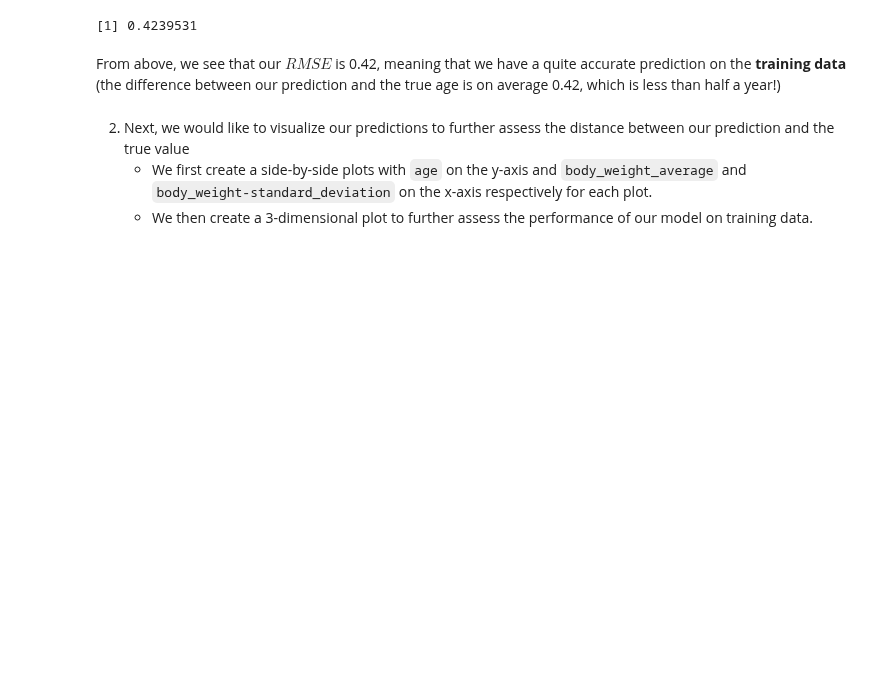
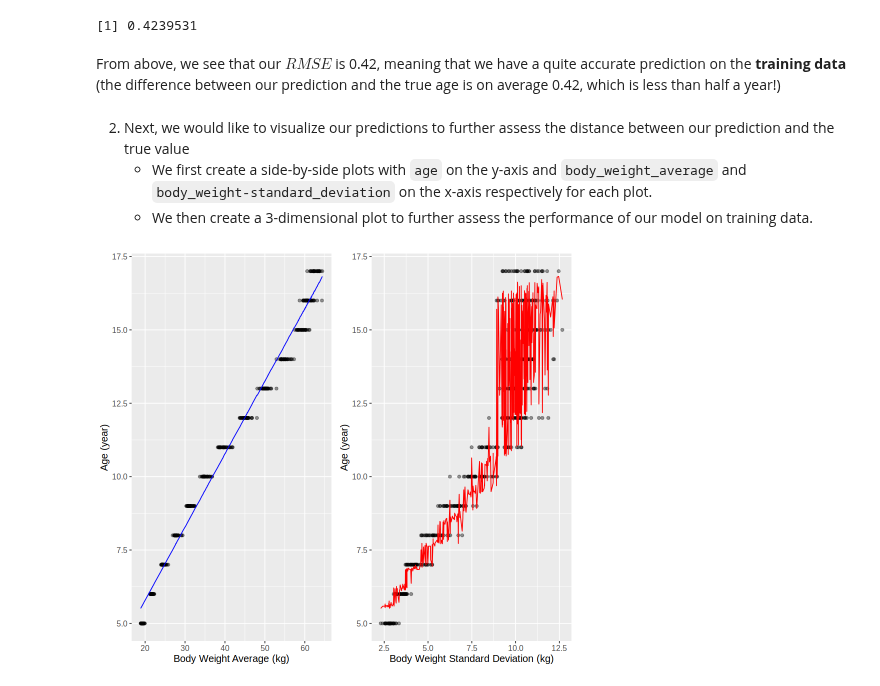
Before and after one commit to Ekenny02/dsci-100-project, a Jupyter notebook: Project_report.ipynb, the cells around one changed output. Drawn from its saved outputs; the diff is of its cells as text; code cells hidden in the pictures; blank space fills up the shorter version.

```diff
--- a/Project_report.ipynb
+++ b/Project_report.ipynb
@@ -341,6 +329,8 @@ From above, we see that our $RMSE$ is 0.42, meaning that we have a quite accurat
      - We first create a side-by-side plots with `age` on the y-axis and `body_weight_average` and `body_weight-standard_deviation` on the x-axis respectively for each plot.
      - We then create a 3-dimensional plot to further assess the performance of our model on training data.
 # %%
+options(repr.plot.width = 8, repr.plot.height = 7)
+# creating the scatterplot with body weight average and age
 man_prediction_weight_average <- man_preds |>
         ggplot(aes(x = body_weight_average, y = age)) +
             geom_point(alpha = 0.4) +
@@ -349,4 +339,36 @@ man_prediction_weight_average <- man_preds |>
                 color = "blue") +
             xlab("Body Weight Average (kg)") +
             ylab("Age (year)") +
-            theme(text = element_text(size = 20))
+            theme(text = element_text(size = 12))
+
+# creating the scatterplot with body weight standard deviation and age
+man_prediction_weight_sd <- man_preds |>
+        ggplot(aes(x = body_weight_standard_deviation, y = age)) +
+            geom_point(alpha = 0.4) +
+            geom_line(
+                mapping = aes(x = body_weight_standard_deviation, y = .pred),
+                color = "Red") +
+            xlab("Body Weight Standard Deviation (kg)") +
+            ylab("Age (year)") +
+            theme(text = element_text(size = 12))
+
+# combine them to side-by-side plots
+prediction_scatter_plots <- plot_grid(man_prediction_weight_average, man_prediction_weight_sd, nrow = 1)
+
+#creating the 3D interactive regression plot on both
+man_predition_training <- plot_ly(man_preds,
+                                  x = ~body_weight_average,
+                                  y = ~body_weight_standard_deviation,
+                                  z = ~.pred, type = 'scatter3d', mode = 'markers') |>
+    layout(scene = list(
+        xaxis = list(title = "Body Weight Average (kg)"),
+        yaxis = list(title = "Body Weight Standard Deviation (kg)")
+fig <- fig %>% layout(scene = list(
+  xaxis = list(title = 'Age'),
+  yaxis = list(title = 'Body Weight Average'),
+  zaxis = list(title = 'Predicted Body Weight')
+))
+# %%
+prediction_scatter_plots
+# %% [output]
+[figure, added]
```
Also changed, not shown: parts of 2 cells of this notebook.
